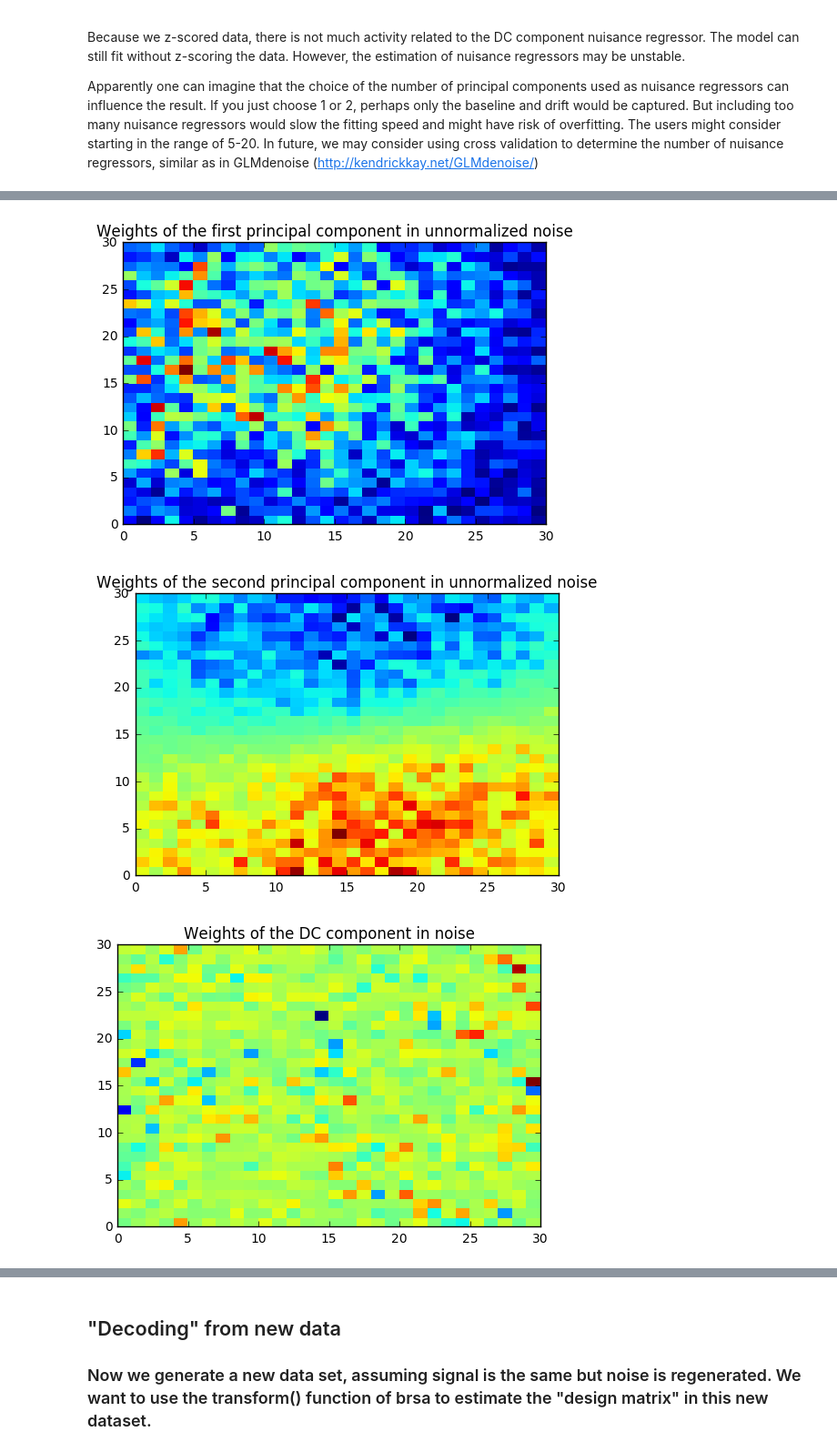
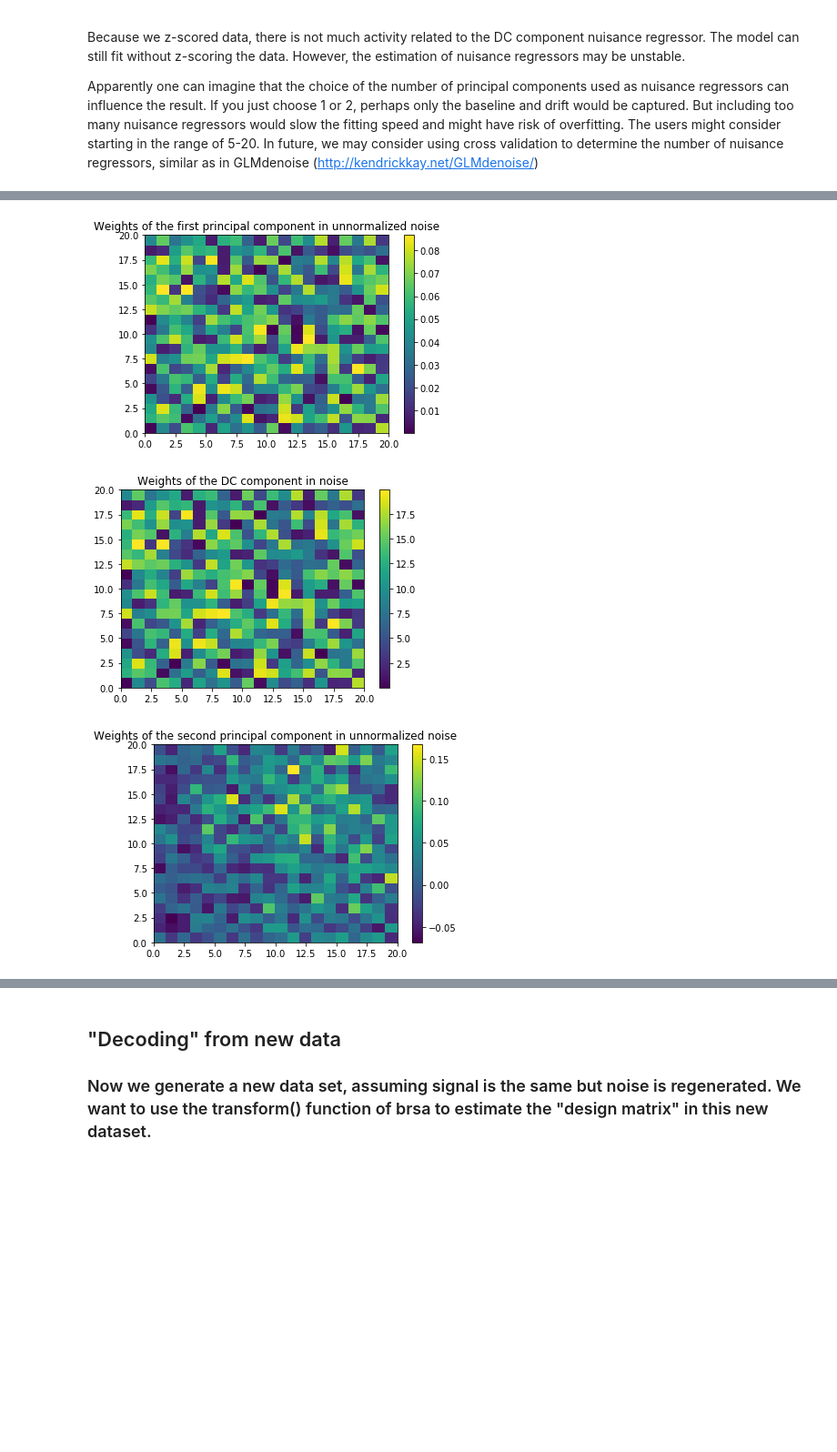
Before and after one commit to brainiak/brainiak, a Jupyter notebook: examples/reprsimil/brsa_representational_similarity_estimate_example.ipynb, the cells around one changed output, grey strips where cells are left out. Shown at 91% size. Cells and saved outputs as stored; diff of their text form; code cells hidden in the pictures; blank space fills up the shorter version.

```diff
--- a/examples/reprsimil/brsa_representational_similarity_estimate_example.ipynb
+++ b/examples/reprsimil/brsa_representational_similarity_estimate_example.ipynb
@@ -39,7 +39,7 @@ In typical fMRI analysis, some nuisance regressors such as head motion, baseline
 # %%
 design = utils.ReadDesign(fname="example_design.1D")
 
-n_run = 2
+n_run = 3
 design.n_TR = design.n_TR * n_run
 design.design_task = np.tile(design.design_task[:,:-1],
                              [n_run, 1])
@@ -60,7 +60,7 @@ plt.show()
 
 n_C = np.size(design.design_task, axis=1)
 # The total number of conditions.
-ROI_edge = 30
+ROI_edge = 20
 # We simulate "ROI" of a square shape
 n_V = ROI_edge**2
 # The total number of simulated voxels
@@ -192,7 +192,7 @@ snr_level = 1.0
 # with ideal_cov to form the covariance matrix from which
 # the response amplitudes (beta) of a voxel are drawn from.
 
-tau = 0.6
+tau = 1.0
 # magnitude of Gaussian Process from which the log(SNR) is drawn
 smooth_width = 3.0
 # spatial length scale of the Gaussian Process, unit: voxel
@@ -312,7 +312,7 @@ brsa = BRSA(GP_space=True, GP_inten=True, nureg_method='PCA',
 # Initiate an instance, telling it
 # that we want to impose Gaussian Process prior
 # over both space and intensity.
-z_score = True
+z_score = False
 
 if z_score:
     brsa.fit(X=Y_z, design=design.design_task,
@@ -469,7 +469,7 @@ Because we z-scored data, there is not much activity related to the DC component
 
 Apparently one can imagine that the choice of the number of principal components used as nuisance regressors can influence the result. If you just choose 1 or 2, perhaps only the baseline and drift would be captured. But including too many nuisance regressors would slow the fitting speed and might have risk of overfitting. The users might consider starting in the range of 5-20. In future, we may consider using cross validation to determine the number of nuisance regressors, similar as in GLMdenoise (http://kendrickkay.net/GLMdenoise/)
 # %%
-u, s, v = np.linalg.svd(noise)
+u, s, v = np.linalg.svd(noise + inten)
 plt.plot(s)
 plt.xlabel('principal component')
 plt.ylabel('singular value of unnormalized noise')
@@ -477,17 +477,22 @@ plt.show()
 
 plt.pcolor(np.reshape(v[0,:], [ROI_edge, ROI_edge]))
 plt.title('Weights of the first principal component in unnormalized noise')
+plt.colorbar()
 plt.show()
-plt.pcolor(np.reshape(v[1,:], [ROI_edge, ROI_edge]))
-plt.title('Weights of the second principal component in unnormalized noise')
+
+plt.pcolor(np.reshape(brsa.beta0_[0,:], [ROI_edge, ROI_edge]))
+plt.title('Weights of the DC component in noise')
+plt.colorbar()
 plt.show()
 
 
-plt.pcolor(np.reshape(brsa.beta0_[0,:], [ROI_edge, ROI_edge]))
-plt.title('Weights of the DC component in noise')
+plt.pcolor(np.reshape(v[1,:], [ROI_edge, ROI_edge]))
+plt.title('Weights of the second principal component in unnormalized noise')
+plt.colorbar()
 plt.show()
 
 plt.pcolor(np.reshape(brsa.beta0_[1,:], [ROI_edge, ROI_edge]))
 plt.title('Weights of the first recovered noise pattern\n not related to DC component in noise')
+plt.colorbar()
 plt.show()
 # %% [output]
@@ -495,3 +500,3 @@ plt.show()
-[figure, old version]
+[figure, new version]
-[figure, old version]
+[figure, new version]
-[figure, old version]
+[figure, new version]
```
Also changed, not shown: parts of 19 cells of this notebook, 1 other file.
